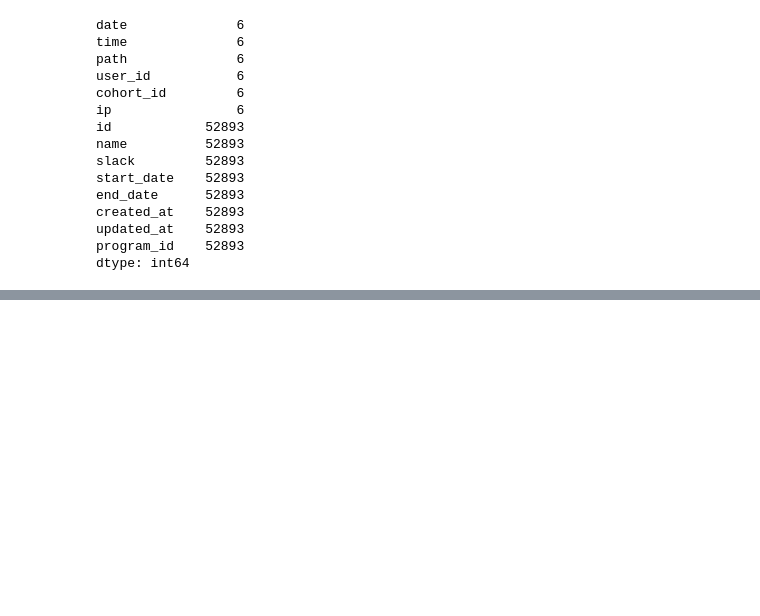
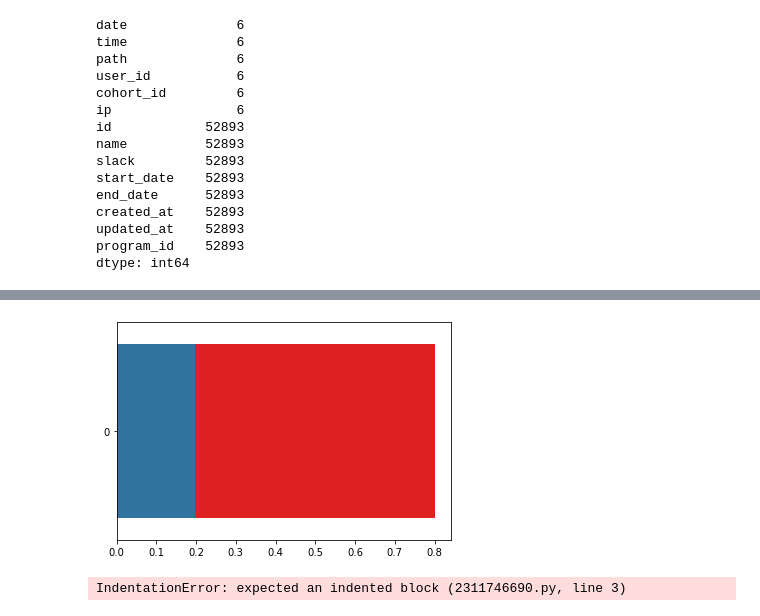
Before and after one commit to AACKV/anomaly_detection_project, a Jupyter notebook: Kyles_notebook.ipynb, the cells around one changed output, grey strips where cells are left out. Saved outputs shown, nothing was run; the diff lists cells and outputs as text; code cells hidden in the pictures; blank space fills up the shorter version.

```diff
--- a/Kyles_notebook.ipynb
+++ b/Kyles_notebook.ipynb
@@ -1380,0 +1581,6 @@ Name: start_date, dtype: int64
+# %%
+df['path_freq'] = df.groupby('path')['path'].transform('count')
+# %%
+better =pd.DataFrame()
+better['gtr_than_one']= df.groupby('path').path_freq.count() > 1
+better
@@ -1380,0 +1602,13 @@ Name: start_date, dtype: int64
+# %%
+jesus = pd.DataFrame({'accessed_once': [better.gtr_than_one.sum()/better.gtr_than_one.size], 'more_than_once': [(better.gtr_than_one.size - better.gtr_than_one.sum())/better.gtr_than_one.size]})
+#sns.barplot(data=jesus.accessed_once, color = 'red', orient='h')
+#sns.barplot(data=jesus.more_than_once, orient='h')
+
+plt.show()
+# %% [output]
+[figure, added]
+# %%
+
+sns.barplot(x=, data=least, palette="Blues_d")
+# %% [output]
+IndentationError: expected an indented block (2311746690.py, line 3)
```
Also changed, not shown: parts of 49 cells of this notebook, 3 other files.
